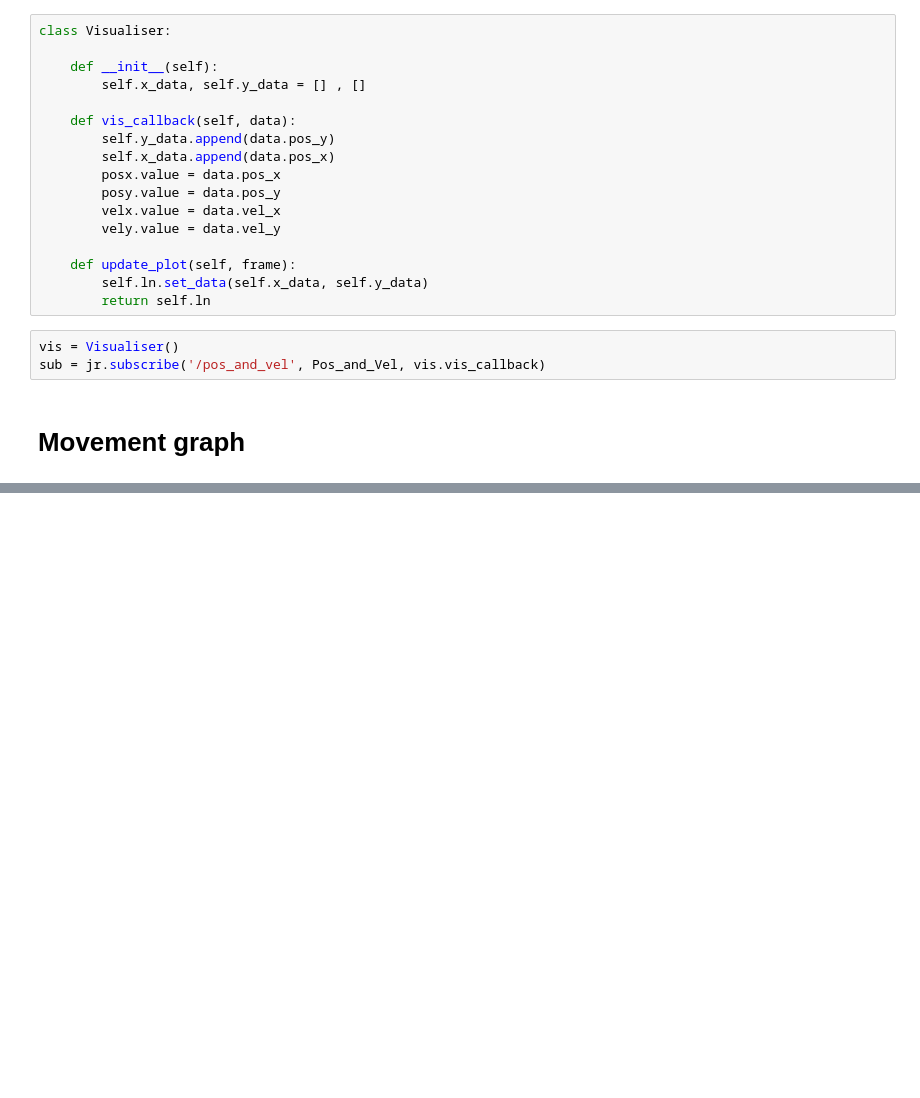
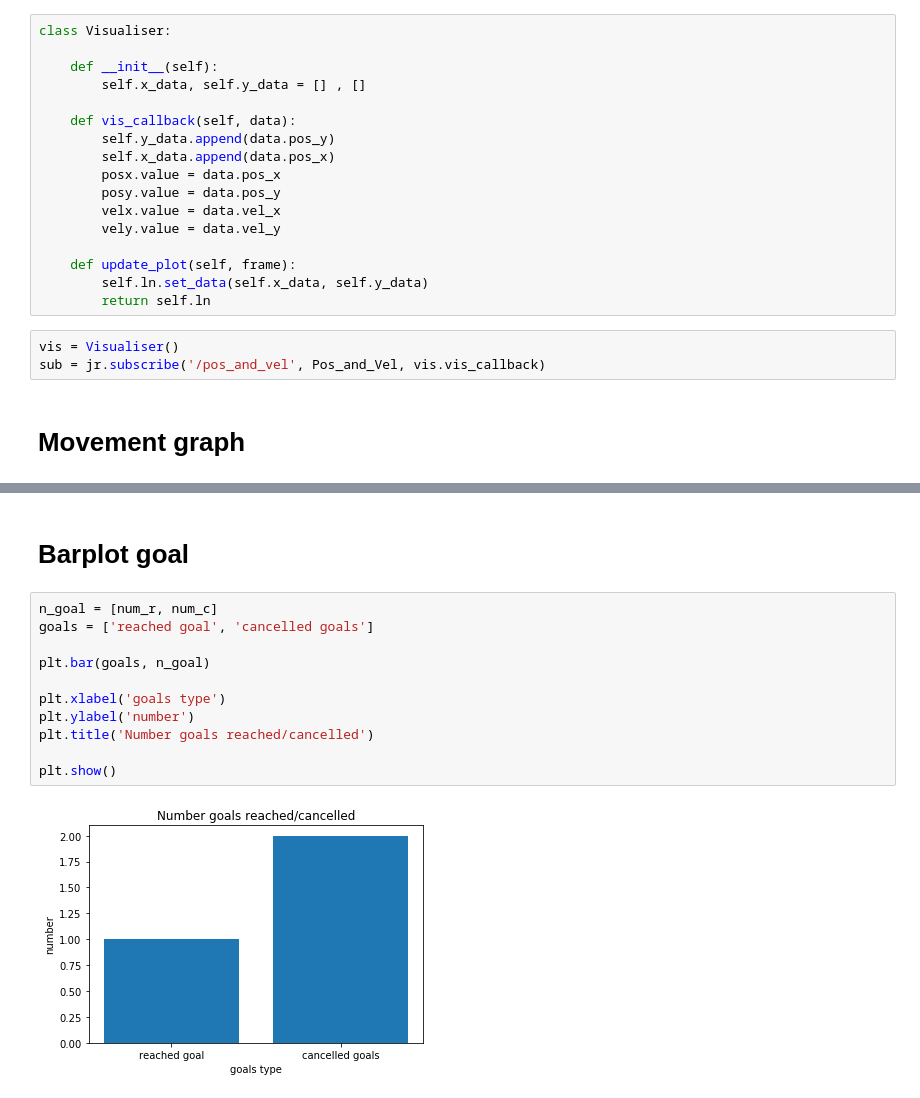
Before and after one commit to boez98/RT2_assignment_2, a Jupyter notebook: assignment_2_2022/Node_A_jupyter.ipynb, the cells around one changed output, grey strips where cells are left out. Drawn from its saved outputs; the diff is of its cells as text; blank space fills up the shorter version.

```diff
--- a/assignment_2_2022/Node_A_jupyter.ipynb
+++ b/assignment_2_2022/Node_A_jupyter.ipynb
@@ -251,0 +264,15 @@ Text(0, 0.5, 'y')
+# %% [markdown]
+# Barplot goal
+# %%
+n_goal = [num_r, num_c]
+goals = ['reached goal', 'cancelled goals']
+
+plt.bar(goals, n_goal)
+
+plt.xlabel('goals type')
+plt.ylabel('number')
+plt.title('Number goals reached/cancelled')
+
+plt.show()
+# %% [output]
+[figure, added]
```
Also changed, not shown: parts of 4 cells of this notebook.
